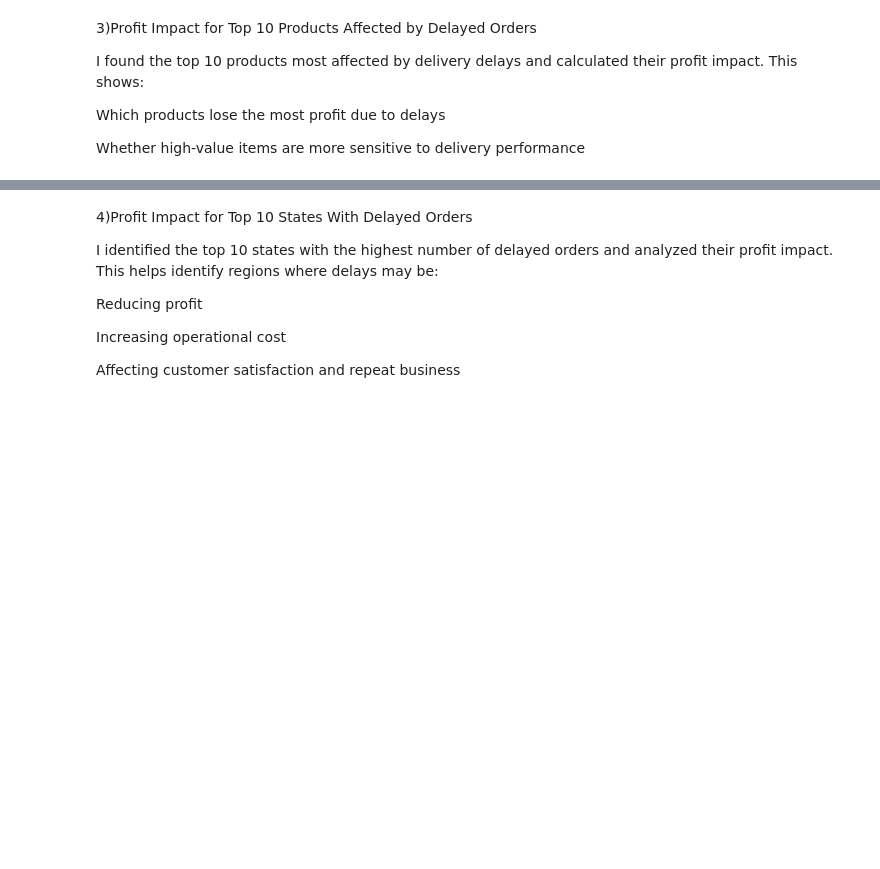
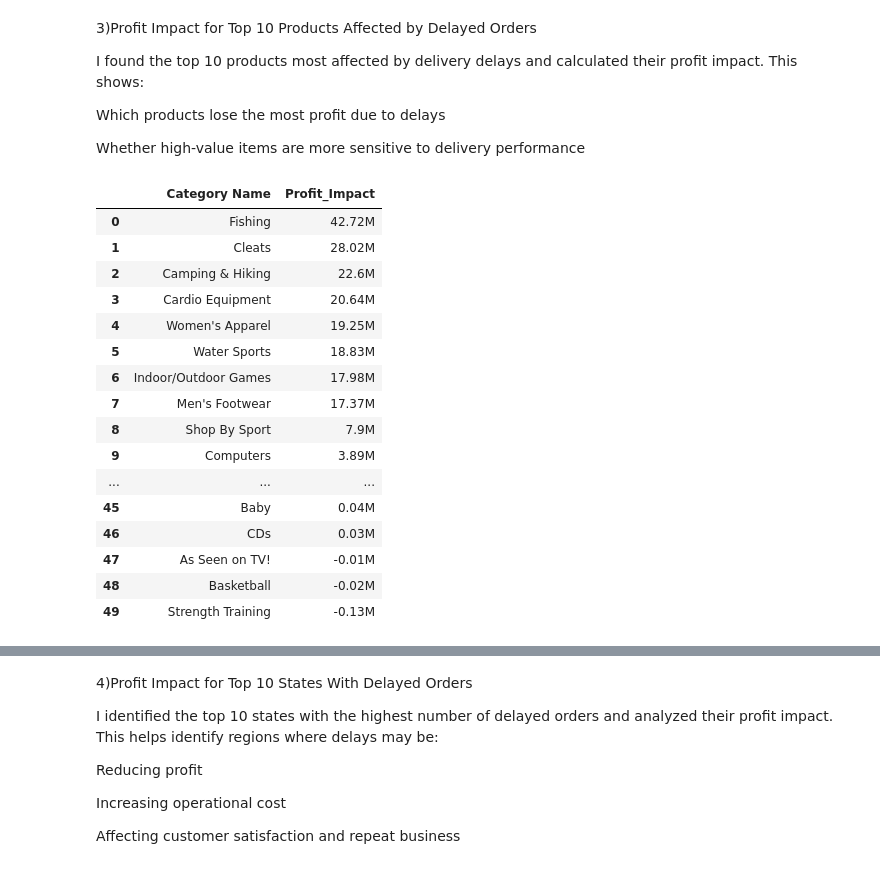
Before and after one commit to sudhamadhavi/eda-checkpoint, a Jupyter notebook: checkpoint-two.ipynb, the cells around one changed output, grey strips where cells are left out. Cells and saved outputs as stored; diff of their text form; code cells hidden in the pictures; blank space fills up the shorter version.

```diff
--- a/checkpoint-two.ipynb
+++ b/checkpoint-two.ipynb
@@ -221,18 +391,40 @@ Which products lose the most profit due to delays
 Whether high-value items are more sensitive to delivery performance
 # %%
 ## Profit impact by Category:
+# Profit impact by category
 Profit_Impact_by_Category = (
-           df.groupby('Category Name')['Profit_Impact']
-             .sum()
-             .div(10000)
-             .round(2)
-             .sort_values(ascending = False)
-             .reset_index(name = 'Profit_Impact')
+    df.groupby('Category Name')['Profit_Impact']
+      .sum()
+      .div(10000)
+      .round(2)
+      .sort_values(ascending=False)
+      .reset_index(name='Profit_Impact')
 )
+
+# Convert profit values to string with 'M' suffix
 Profit_Impact_by_Category['Profit_Impact'] = (
-                     Product_Impact_by_Category['Profit_Impact'].astype(str) + "M"
+    Profit_Impact_by_Category['Profit_Impact'].astype(str) + "M"
 )
+
 Profit_Impact_by_Category
+# %% [output]
+|  | Category Name | Profit_Impact |
+| 0 | Fishing | 42.72M |
+| 1 | Cleats | 28.02M |
+| 2 | Camping & Hiking | 22.6M |
+| 3 | Cardio Equipment | 20.64M |
+| 4 | Women's Apparel | 19.25M |
+| 5 | Water Sports | 18.83M |
+| 6 | Indoor/Outdoor Games | 17.98M |
+| 7 | Men's Footwear | 17.37M |
+| 8 | Shop By Sport | 7.9M |
+| 9 | Computers | 3.89M |
+| ... | ... | ... |
+| 45 | Baby | 0.04M |
+| 46 | CDs | 0.03M |
+| 47 | As Seen on TV! | -0.01M |
+| 48 | Basketball | -0.02M |
+| 49 | Strength Training | -0.13M |
 # %%
 ## Top 10 products profit impact by the delayed orders
 top_10_products = Profit_Impact_by_Category.head(10)
```
Also changed, not shown: parts of 34 cells of this notebook.
